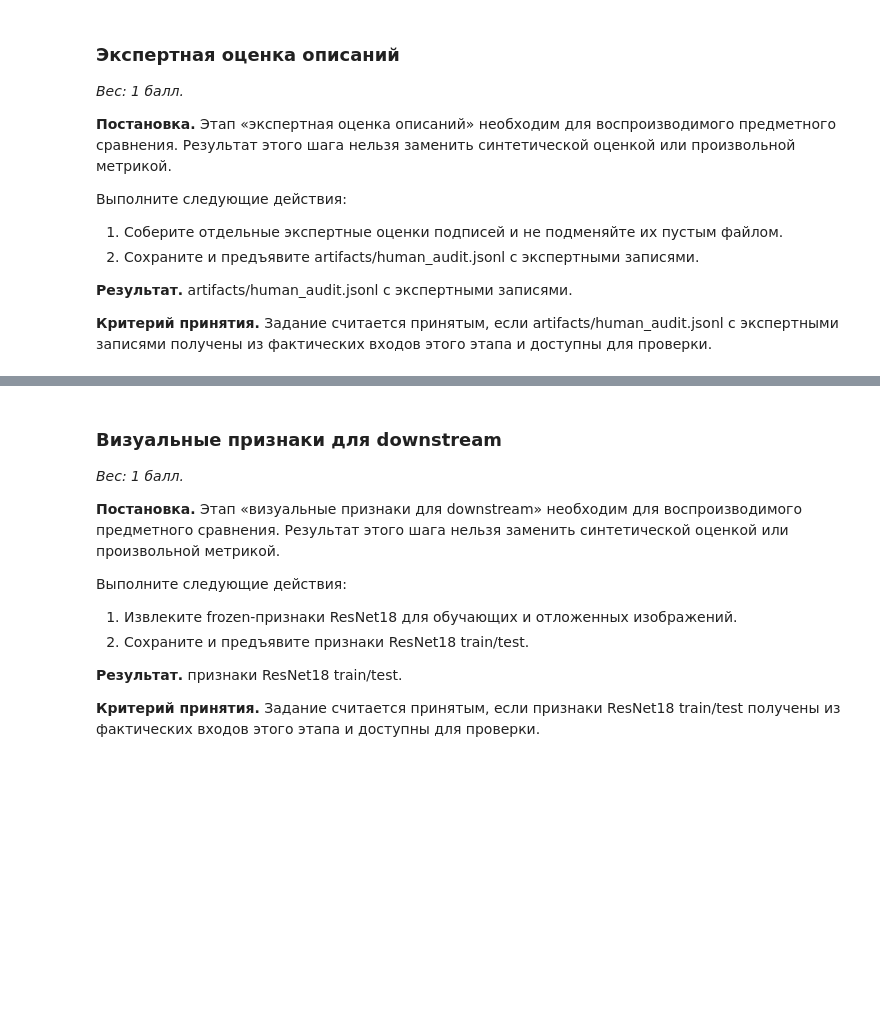
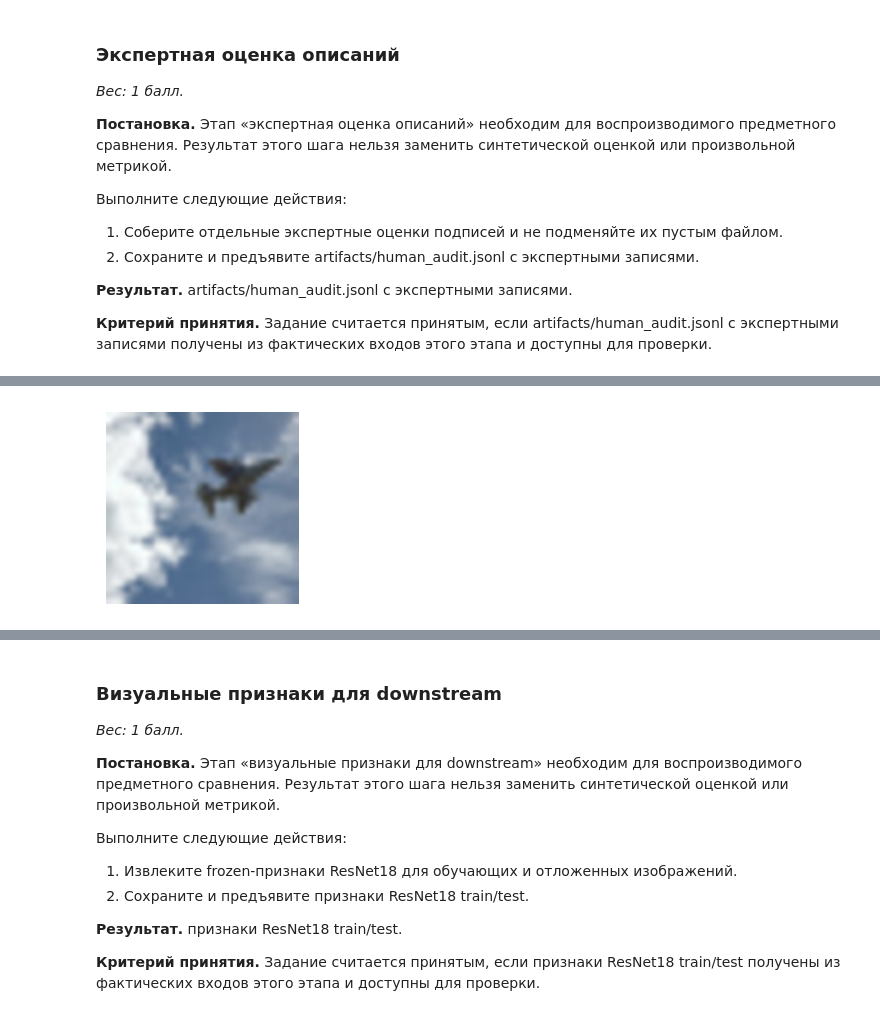
Before and after one commit to bysischpok/ML_sota, a Jupyter notebook: lab7_sota/lab7_sota.ipynb, the cells around one changed output, grey strips where cells are left out. Drawn from its saved outputs; the diff is of its cells as text; code cells hidden in the pictures; blank space fills up the shorter version.

```diff
--- a/lab7_sota/lab7_sota.ipynb
+++ b/lab7_sota/lab7_sota.ipynb
@@ -490,39 +498,58 @@ print(f"✔ quality.json: coverage={coverage:.2%}, macro-F1={quality['macro_f1']
 
 **Критерий принятия.** Задание считается принятым, если artifacts/human_audit.jsonl с экспертными записями получены из фактических входов этого этапа и доступны для проверки.
 # %%
-# Реализуйте это задание по постановке выше.
-# Артефакт: artifacts/human_audit.jsonl с экспертными записями
-# Задание: отдельный файл human_audit.jsonl с полями экспертной оценки; не перезаписывать заполненное.
-AUDIT_PATH = ARTIFACTS / "human_audit.jsonl"
+import matplotlib.pyplot as plt
+N_AUDIT_PER_CLASS = 2 if FAST_DEV_RUN else 5        # полный режим: 50 train-изображений (по 5 на класс)
+AUDIT_PATH = ARTIFACTS / 'human_audit.jsonl'
+rec_by_id = {r['id']: r for r in records}
 
-existing = {}
-if AUDIT_PATH.exists():
-    with open(AUDIT_PATH, encoding="utf-8") as f:
-        for line in f:
-            if line.strip():
-                rec = json.loads(line)
-                existing[rec["id"]] = rec
+def make_audit_sample():
+    ann = {r['id']: r for r in load_jsonl(ANN_PATH)}
+    r_ = np.random.RandomState(SEED + 1); sample = []
+    for name in CLASSES:
+        ids = [r['id'] for r in records if r['split'] == 'train' and r['gold_class'] == name and ann[r['id']]['valid']]
+        sample += list(r_.choice(ids, min(N_AUDIT_PER_CLASS, len(ids)), replace=False))
+    return [str(i) for i in sample]
 
-with open(AUDIT_PATH, "w", encoding="utf-8") as f:
-    for a in valid_anns:
-        rid = a["id"]
-        if rid in existing:
-            # сохраняем уже заполненные поля
-            f.write(json.dumps(existing[rid], ensure_ascii=False) + "\n")
-        else:
-            f.write(json.dumps({
-                "id": rid,
-                "image": next(r["path"] for r in test_records if r["id"] == rid),
-                "caption": a["parsed"]["caption"],
-                "class_name": a["parsed"]["class_name"],
-                "uncertain": a["parsed"]["uncertain"],
-                # ↓ поля ниже заполняются экспертом вручную
-                "expert_correctness": None,   # "correct" | "partially_correct" | "incorrect"
-                "expert_comment": None,
-                "reviewed": False,
-            }, ensure_ascii=False) + "\n")
+def collect_audit(sample, reviewer):
+    """Интерактивная экспертная проверка. Эксперт СНАЧАЛА называет класс сам (без подсказки VLM), затем оценивает подпись.
+    Запись дописывается сразу; ввод 'q' прерывает сессию, повторный запуск продолжает с того же места."""
+    ann = {r['id']: r for r in load_jsonl(ANN_PATH)}; done = {r['id'] for r in load_jsonl(AUDIT_PATH)}
+    menu = ', '.join(f'{k}={c}' for k, c in enumerate(CLASSES))
+    with AUDIT_PATH.open('a') as f:
+        for i in sample:
+            if i in done: continue
+            plt.figure(figsize=(2.5, 2.5)); plt.imshow(Image.open(rec_by_id[i]['path'])); plt.axis('off'); plt.show()
+            a = input(f'[{i}] Ваш класс ({menu}); q - выход: ').strip()
+            if a.lower() == 'q': break
+            if not a.isdigit() or int(a) >= len(CLASSES): print('пропущено: нужен номер класса'); continue
+            parsed = ann[i]['parsed']
+            print(f"   VLM: класс={parsed['class_name']}; подпись: {parsed['caption']}")
+            s = input('   Оценка подписи: 0=неверна, 1=частично, 2=верна: ').strip()
+            if s not in ('0', '1', '2'): print('пропущено: нужна оценка 0/1/2'); continue
+            f.write(json.dumps({'id': i, 'reviewer': reviewer, 'expert_class': CLASSES[int(a)], 'vlm_class': parsed['class_name'],
+                                'caption': parsed['caption'], 'caption_score': int(s),
+                                'timestamp': time.strftime('%Y-%m-%dT%H:%M:%S')}, ensure_ascii=False) + '\n'); f.flush()
 
-reviewed = sum(1 for _ in open(AUDIT_PATH, encoding="utf-8") if json.loads(_)["reviewed"])
-print(f"✔ human_audit.jsonl: {len(valid_anns)} строк, заполнено {reviewed}")
-print("  Заполните expert_correctness / reviewed вручную перед отчётом.")
+AUDIT_OK, audit_summary = False, None
+if HAVE_VLM:
+    sample = make_audit_sample(); save_json('audit_sample.json', {'seed': SEED + 1, 'ids': sample})
+    if len({r['id'] for r in load_jsonl(AUDIT_PATH)} & set(sample)) < len(sample):
+        collect_audit(sample, reviewer=input('Имя/идентификатор эксперта: ').strip() or 'reviewer')
+    aud = [r for r in load_jsonl(AUDIT_PATH) if r['id'] in set(sample)]
+    AUDIT_OK = len(aud) == len(sample)
+    if aud:
+        ex = [r['expert_class'] for r in aud]; vl = [r['vlm_class'] for r in aud]; gd = [gold_cls[r['id']] for r in aud]
+        audit_summary = {'n_audited': len(aud), 'n_planned': len(sample), 'complete': AUDIT_OK,
+                         'reviewers': sorted({r['reviewer'] for r in aud}),
+                         'caption_score_mean': float(np.mean([r['caption_score'] for r in aud])),
+                         'caption_score_dist': dict(Counter(r['caption_score'] for r in aud)),
+                         'agreement_expert_vs_vlm': float(np.mean([a == b for a, b in zip(ex, vl)])),
+                         'agreement_expert_vs_gold': float(np.mean([a == b for a, b in zip(ex, gd)])),
+                         'agreement_vlm_vs_gold': float(np.mean([a == b for a, b in zip(vl, gd)])),
+                         'kappa_expert_vs_vlm': float(cohen_kappa_score(ex, vl))}
+        save_json('audit_summary.json', audit_summary); print(json.dumps(audit_summary, ensure_ascii=False, indent=1))
+    if not AUDIT_OK: print(f'ВНИМАНИЕ: аудит не завершён ({len(aud)}/{len(sample)}); запустите ячейку ещё раз. Подтверждённого аудита нет.')
+else:
+    print('FAST_DEV_RUN: экспертная оценка не выполняется и не имитируется.')
 # %% [output]
@@ -530,0 +557 @@ print("  Заполните expert_correctness / reviewed вручную пер
+[figure, added]
```
Also changed, not shown: parts of 16 cells of this notebook, 16 other files.
